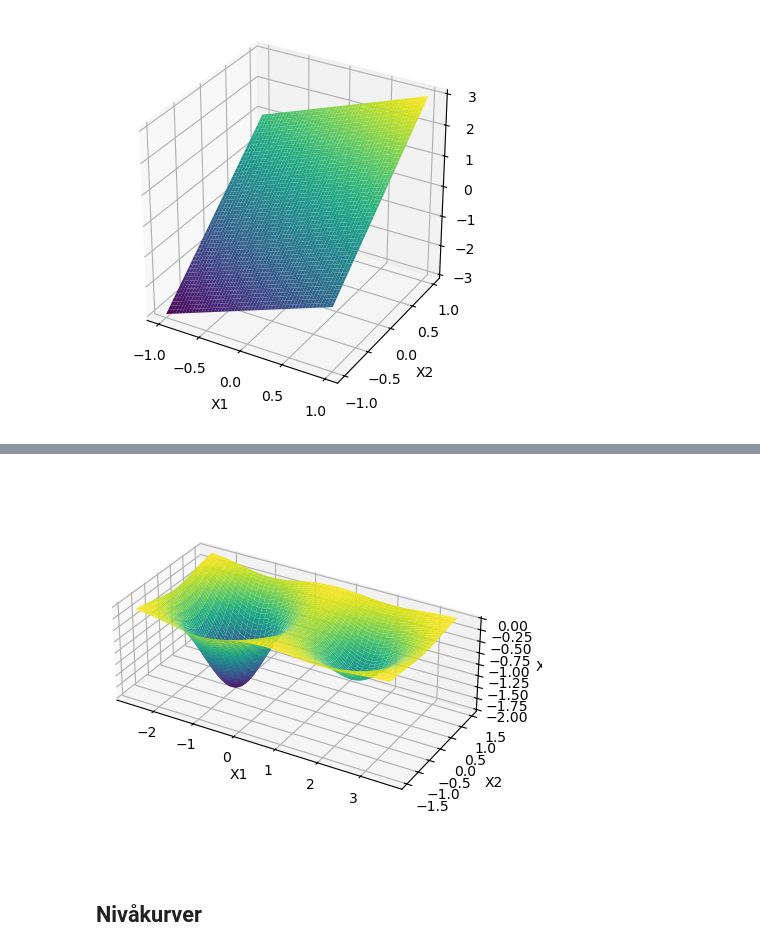
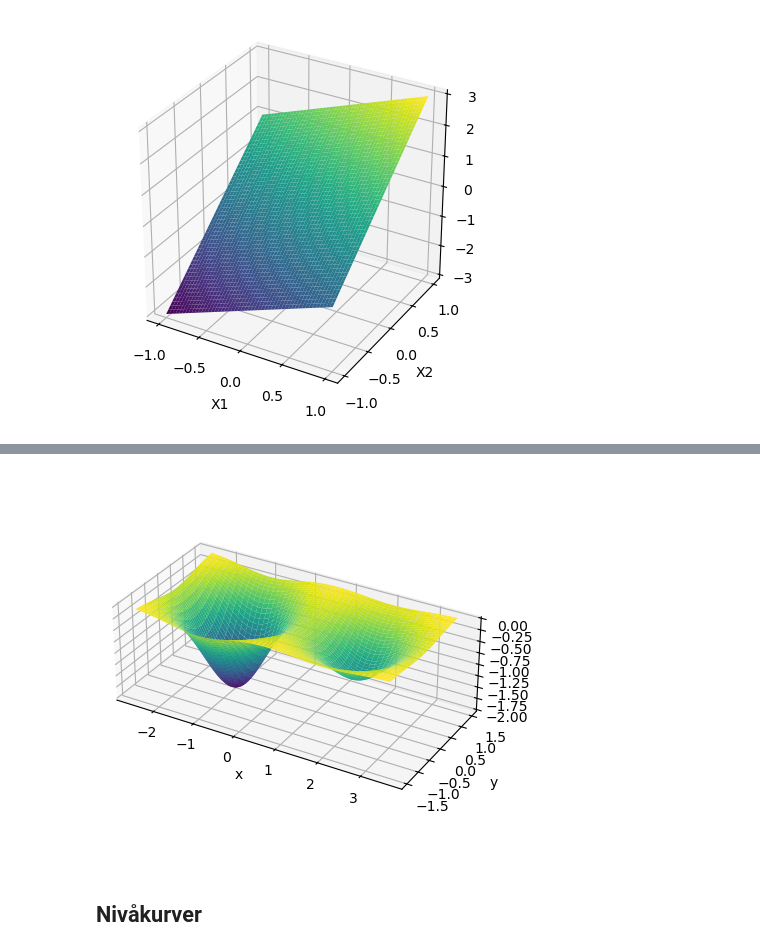
Before and after one commit to mbr085/V26MAT102, a Jupyter notebook: notebooks/uke11/121funksjoneravnvariable.ipynb, the cells around one changed output, grey strips where cells are left out. Saved outputs shown, nothing was run; the diff lists cells and outputs as text; code cells hidden in the pictures.

```diff
--- a/notebooks/uke11/121funksjoneravnvariable.ipynb
+++ b/notebooks/uke11/121funksjoneravnvariable.ipynb
@@ -159,28 +180,27 @@ $-1.5 \le x_2 \le 1.5$.
 # %%
 # @title Plotter
 # Define the function
-def f(x):
-    x1, x2 = x
-    return 2*np.exp(-((x1 + 1)**2 + x2**2)) + np.exp(-((x1 - 2)**2 + x2**2))
+def f(x, y):
+    return 2*np.exp(-((x + 1)**2 + y**2)) + np.exp(-((x - 2)**2 + y**2))
 # Create a grid of x and y values
-x1 = np.linspace(-2.5, 3.5, 300)
-x2 = np.linspace(-1.5, 1.5, 300)
-x = np.meshgrid(x1, x2)
+x_verdier = np.linspace(-2.5, 3.5, 300)
+y_verdier = np.linspace(-1.5, 1.5, 300)
+x, y = np.meshgrid(x_verdier, y_verdier)
 
 # Compute the function values
-x3 = f(x)
+z = f(x, y)
 
 # Create a 3D plot
 fig = plt.figure()
 ax = fig.add_subplot(111, projection='3d')
 
 # Plot the surface
-ax.plot_surface(x[0], x[1], x3, cmap='viridis', edgecolor='none')
+ax.plot_surface(x, y, z, cmap='viridis', edgecolor='none')
 
 # Set labels
-ax.set_xlabel('X1')
-ax.set_ylabel('X2')
-ax.set_zlabel('X3')
+ax.set_xlabel('x')
+ax.set_ylabel('y')
+ax.set_zlabel('z')
 
 # Set the aspect ratio to be equal
 ax.set_box_aspect([6, 3, 2])
@@ -198,33 +225,22 @@ $-1.5 \le x_2 \le 1.5$.
 # %%
 # @title Plotter
 # Define the function
-def g(x):
-    x1, x2 = x
-    return -(2*np.exp(-((x1 + 1)**2 + x2**2)) + np.exp(-((x1 - 2)**2 + x2**2)))
-# Create a grid of x and y values
-x1 = np.linspace(-2.5, 3.5, 300)
-x2 = np.linspace(-1.5, 1.5, 300)
-x = np.meshgrid(x1, x2)
-
-# Compute the function values
-x3 = g(x)
-
 # Create a 3D plot
 fig = plt.figure()
 ax = fig.add_subplot(111, projection='3d')
 
 # Plot the surface
-ax.plot_surface(x[0], x[1], x3, cmap='viridis', edgecolor='none')
+ax.plot_surface(x, y, -z, cmap='viridis', edgecolor='none')
 
 # Set labels
-ax.set_xlabel('X1')
-ax.set_ylabel('X2')
-ax.set_zlabel('X3')
+ax.set_xlabel('x')
+ax.set_ylabel('y')
+ax.set_zlabel('z')
 
 # Set the aspect ratio to be equal
 ax.set_box_aspect([6, 3, 2])
 # %% [output]
-[figure, old version]
+[figure, new version]
 # %% [markdown]
 ## Nivåkurver
 # %% [markdown]
```
Also changed, not shown: parts of 13 cells of this notebook, 1 other file.
